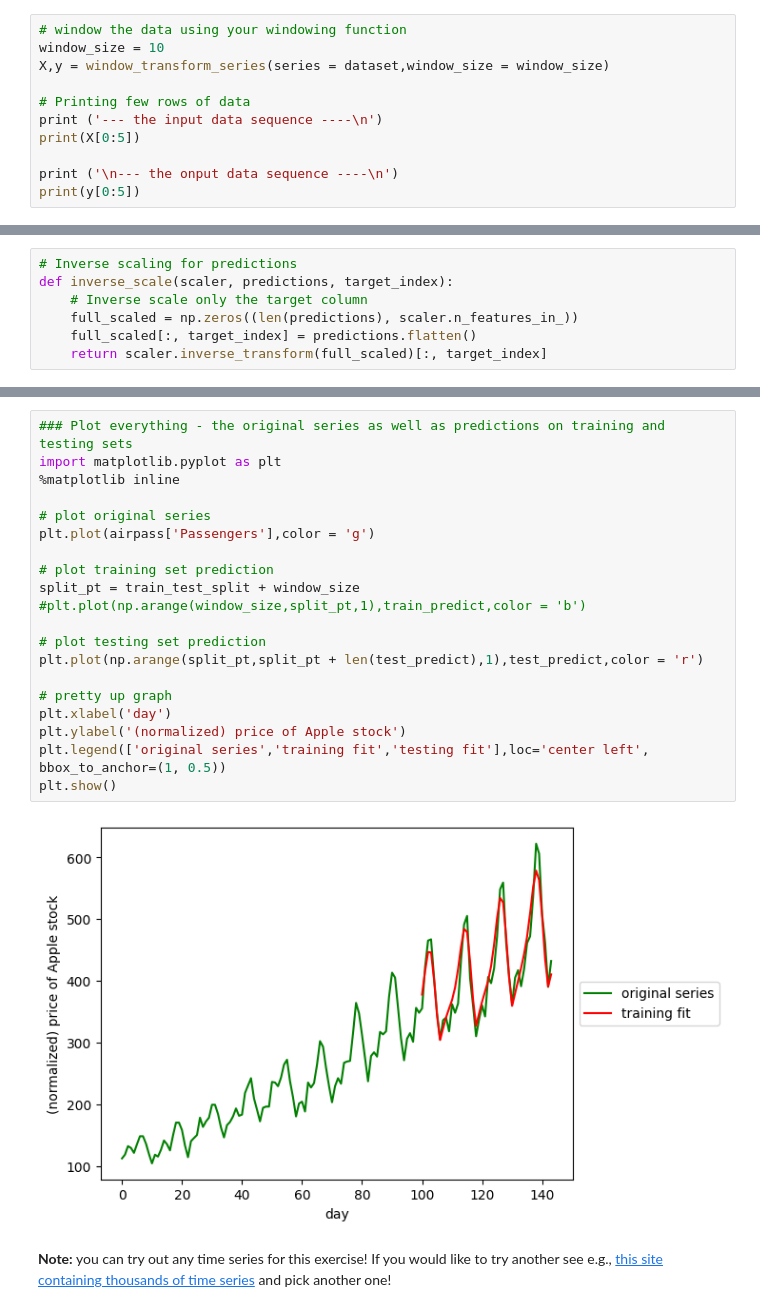
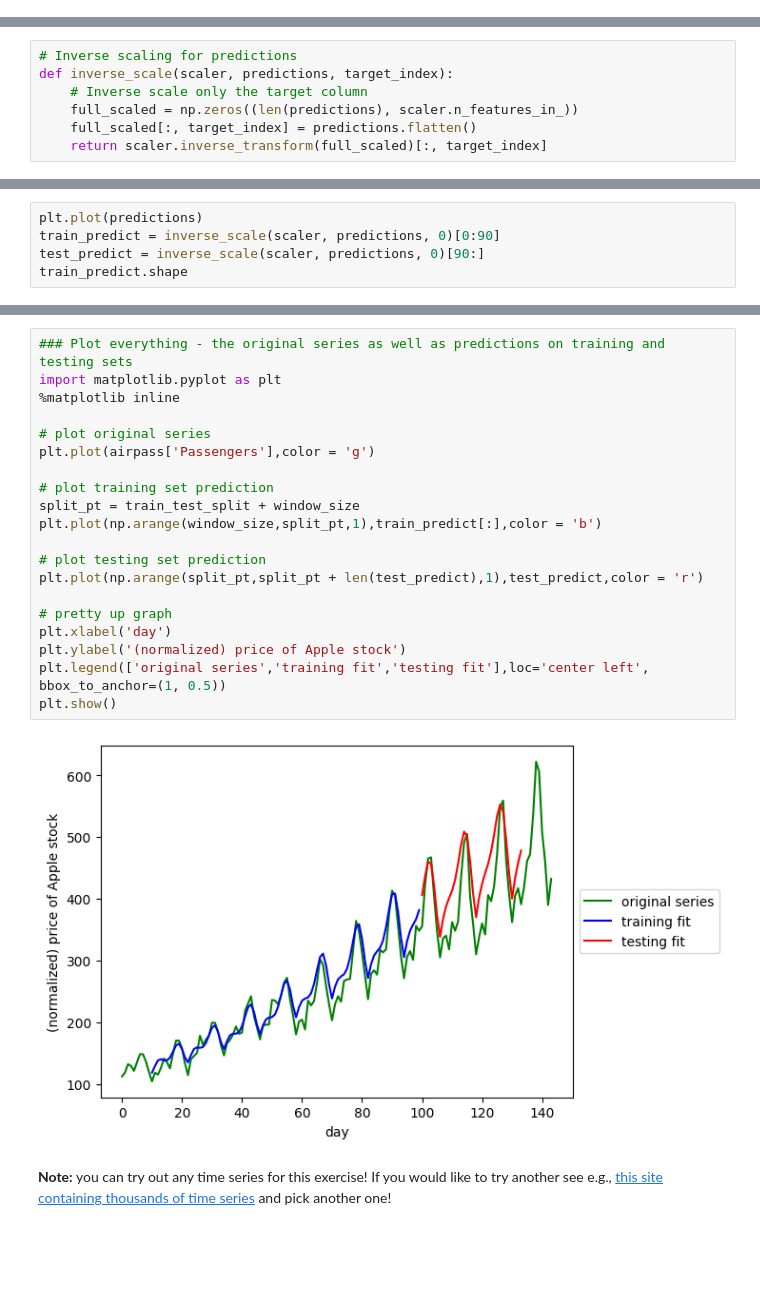
Before and after one commit to matt7salomon/RNN_timeseries_prediction_rollingwindow, a Jupyter notebook: RNN_project-multivariate.ipynb, the cells around one changed output, grey strips where cells are left out. Saved outputs shown, nothing was run; the diff lists cells and outputs as text; blank space fills up the shorter version.

```diff
--- a/RNN_project-multivariate.ipynb
+++ b/RNN_project-multivariate.ipynb
@@ -382,14 +320,3 @@ print (y)
  [13]]
 # %% [markdown]
 With this function in place apply it to the series in the Python cell below.  We use a window_size = 7 for these experiments.
-# %%
-# window the data using your windowing function
-window_size = 10
-X,y = window_transform_series(series = dataset,window_size = window_size)
-
-# Printing few rows of data
-print ('--- the input data sequence ----\n')
-print(X[0:5])
-
-print ('\n--- the onput data sequence ----\n')
-print(y[0:5])
@@ -749,0 +603,5 @@ Activating the next cell plots the original data, as well as both predictions on
+# %%
+plt.plot(predictions)
+train_predict = inverse_scale(scaler, predictions, 0)[0:90]
+test_predict = inverse_scale(scaler, predictions, 0)[90:]
+train_predict.shape
@@ -750,25 +611,25 @@ Activating the next cell plots the original data, as well as both predictions on
 # %%
 ### Plot everything - the original series as well as predictions on training and testing sets
 import matplotlib.pyplot as plt
 %matplotlib inline
 
 # plot original series
 plt.plot(airpass['Passengers'],color = 'g')
 
 # plot training set prediction
 split_pt = train_test_split + window_size
-#plt.plot(np.arange(window_size,split_pt,1),train_predict,color = 'b')
+plt.plot(np.arange(window_size,split_pt,1),train_predict[:],color = 'b')
 
 # plot testing set prediction
 plt.plot(np.arange(split_pt,split_pt + len(test_predict),1),test_predict,color = 'r')
 
 # pretty up graph
 plt.xlabel('day')
 plt.ylabel('(normalized) price of Apple stock')
 plt.legend(['original series','training fit','testing fit'],loc='center left', bbox_to_anchor=(1, 0.5))
 plt.show()
 # %% [output]
-[figure, old version]
+[figure, new version]
 # %% [markdown]
 **Note:** you can try out any time series for this exercise!  If you would like to try another see e.g., [this site containing thousands of time series](https://datamarket.com/data/list/?q=provider%3Atsdl) and pick another one!
 # %%
```
Also changed, not shown: parts of 26 cells of this notebook.
